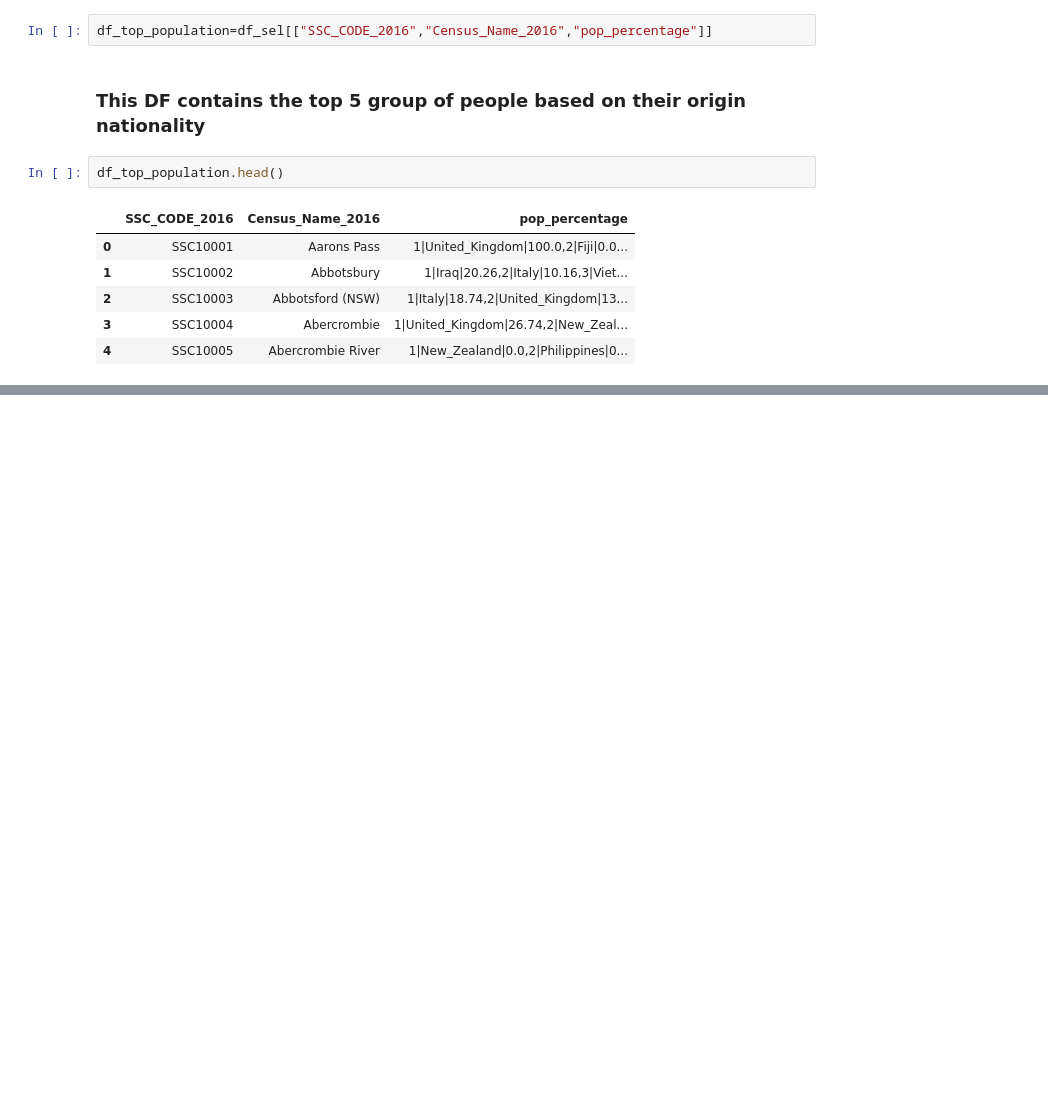
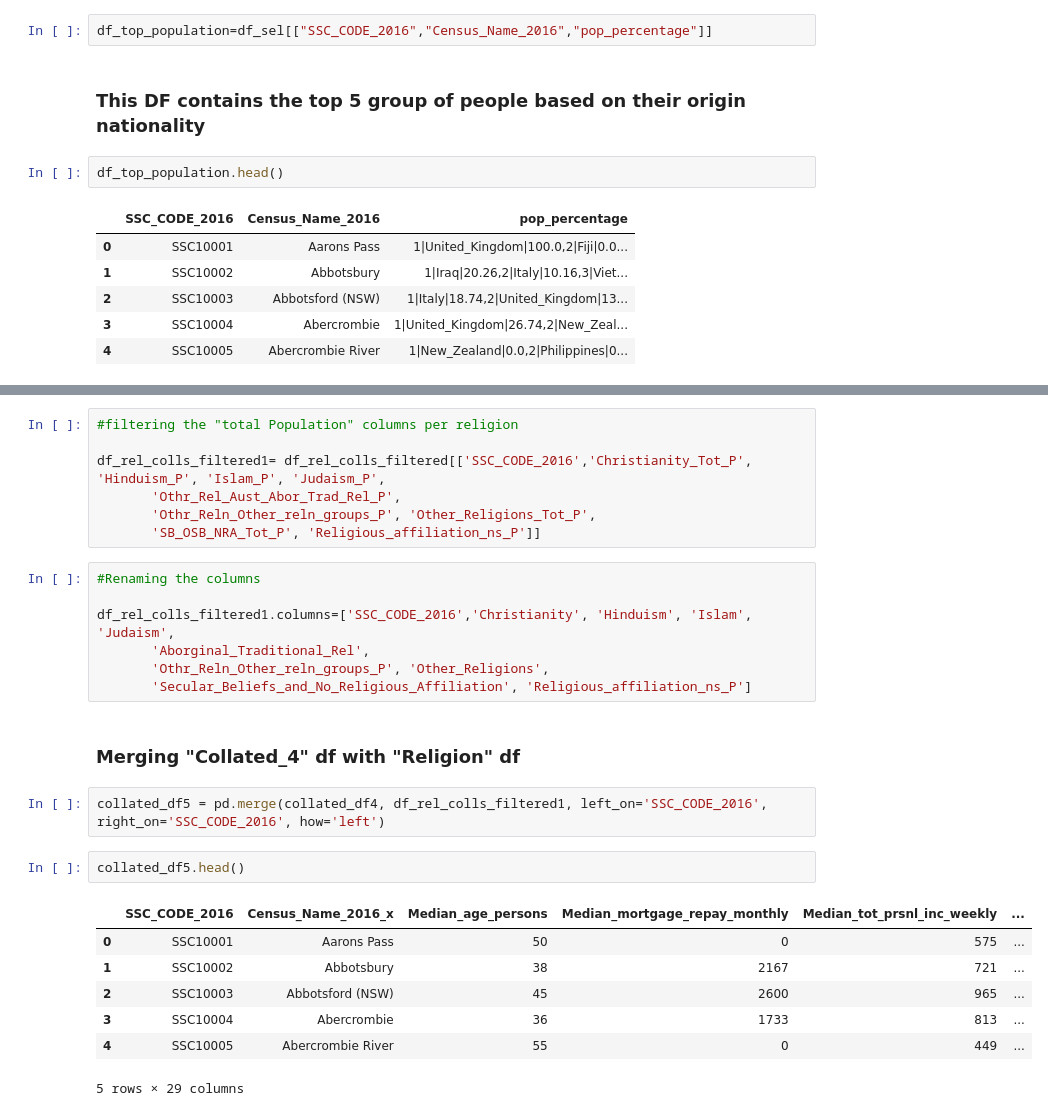
Before and after one commit to sragavanvijay/propertry_proj, a Jupyter notebook: Demographics_step1&2.ipynb, the cells around one changed output, grey strips where cells are left out. Cells and saved outputs as stored; diff of their text form; blank space fills up the shorter version.

```diff
--- a/Demographics_step1&2.ipynb
+++ b/Demographics_step1&2.ipynb
@@ -195,0 +260,28 @@ df_top_population.head()
+# %%
+#filtering the "total Population" columns per religion
+
+df_rel_colls_filtered1= df_rel_colls_filtered[['SSC_CODE_2016','Christianity_Tot_P', 'Hinduism_P', 'Islam_P', 'Judaism_P',
+       'Othr_Rel_Aust_Abor_Trad_Rel_P',
+       'Othr_Reln_Other_reln_groups_P', 'Other_Religions_Tot_P',
+       'SB_OSB_NRA_Tot_P', 'Religious_affiliation_ns_P']]
+# %%
+#Renaming the columns
+
+df_rel_colls_filtered1.columns=['SSC_CODE_2016','Christianity', 'Hinduism', 'Islam', 'Judaism',
+       'Aborginal_Traditional_Rel',
+       'Othr_Reln_Other_reln_groups_P', 'Other_Religions',
+       'Secular_Beliefs_and_No_Religious_Affiliation', 'Religious_affiliation_ns_P']
+# %% [markdown]
+### Merging "Collated_4" df with "Religion" df
+# %%
+collated_df5 = pd.merge(collated_df4, df_rel_colls_filtered1, left_on='SSC_CODE_2016', right_on='SSC_CODE_2016', how='left')
+# %%
+collated_df5.head()
+# %% [output]
+|  | SSC_CODE_2016 | Census_Name_2016_x | Median_age_persons | Median_mortgage_repay_monthly | Median_tot_prsnl_inc_weekly | ... |
+| 0 | SSC10001 | Aarons Pass | 50 | 0 | 575 | ... |
+| 1 | SSC10002 | Abbotsbury | 38 | 2167 | 721 | ... |
+| 2 | SSC10003 | Abbotsford (NSW) | 45 | 2600 | 965 | ... |
+| 3 | SSC10004 | Abercrombie | 36 | 1733 | 813 | ... |
+| 4 | SSC10005 | Abercrombie River | 55 | 0 | 449 | ... |
+5 rows × 29 columns
```
Also changed, not shown: parts of 30 cells of this notebook, 6 other files.
